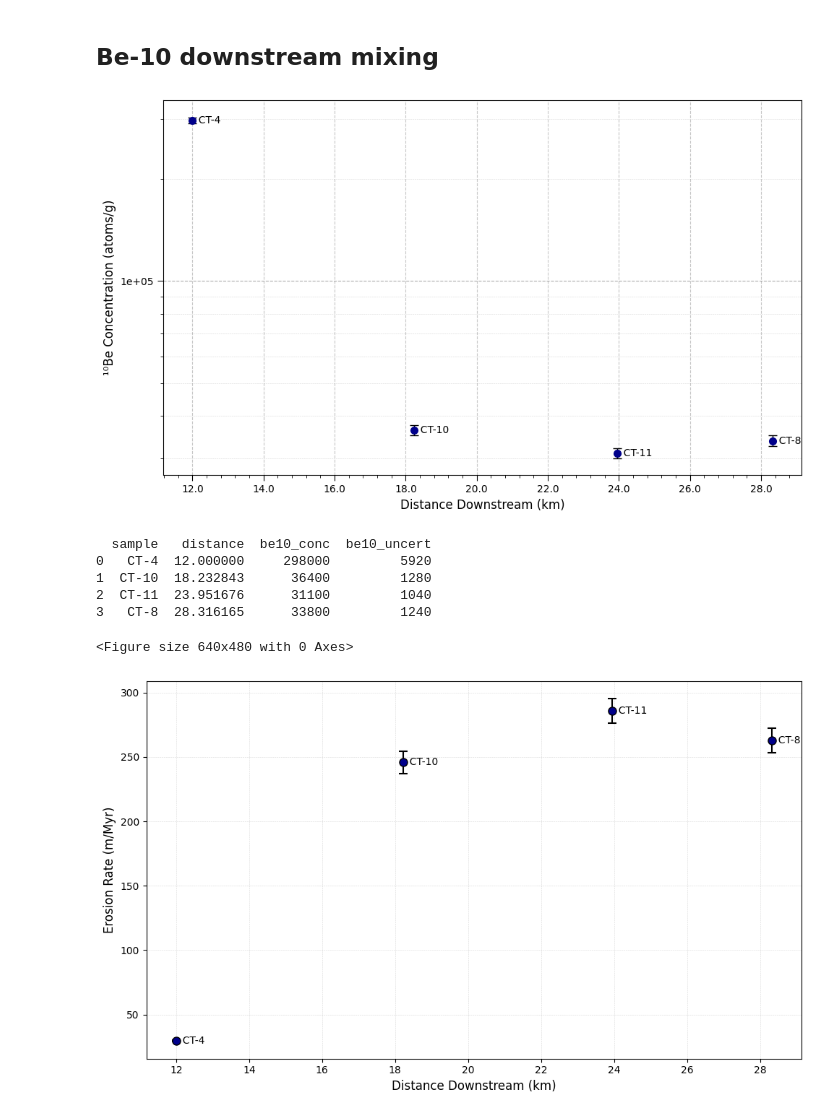
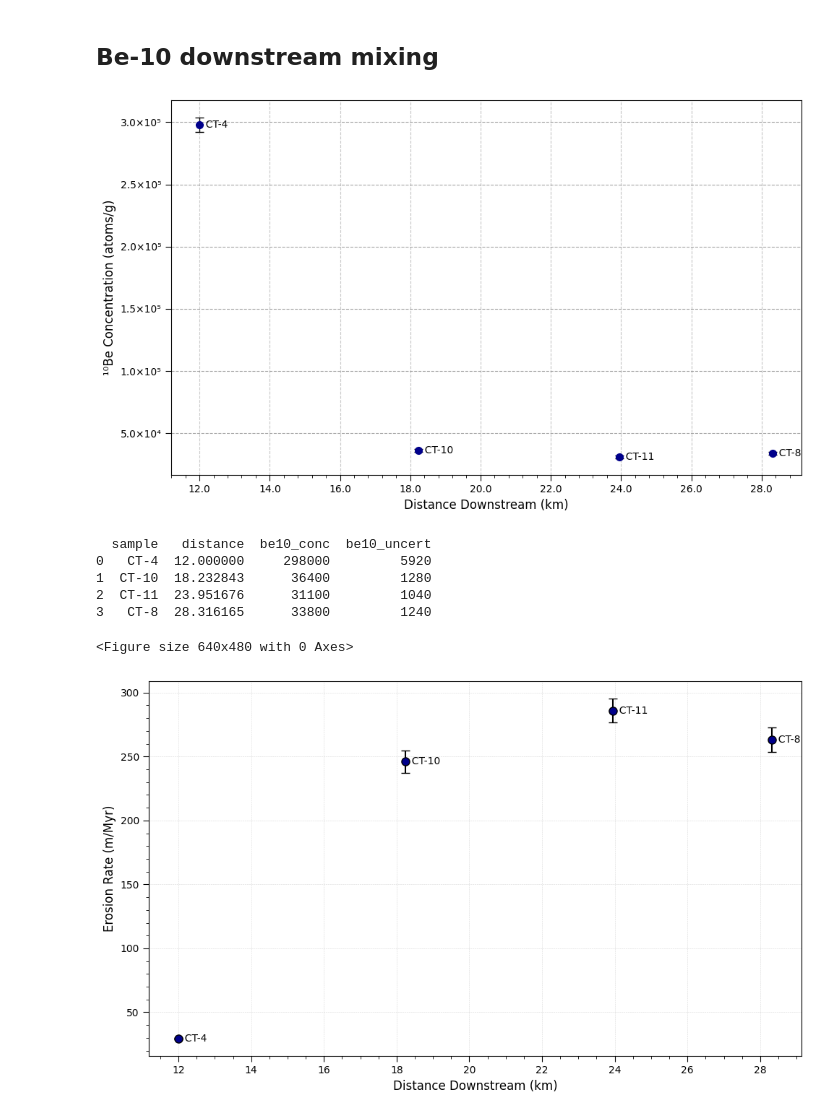
Before and after one commit to glong1321/AndesTG, a Jupyter notebook: Mataquito/Mixing_below_confluence/Below_confluence.ipynb, the cells around one changed output. Saved outputs shown, nothing was run; the diff lists cells and outputs as text; code cells hidden in the pictures.

```diff
--- a/Mataquito/Mixing_below_confluence/Below_confluence.ipynb
+++ b/Mataquito/Mixing_below_confluence/Below_confluence.ipynb
@@ -365,10 +365,8 @@ Sample CT-4: 4952 rows after filtering out 0s and 1s
 # Plotting the Be-10 vs distance downstream
 # Only use downstream sequence samples
 samples = ['CT-4', 'CT-10', 'CT-11', 'CT-8']
-
 # Calculate distances
 distances = calculate_downstream_distances(df, samples)
-
 # Get data for plotting
 plot_data = []
 for sample in samples:
@@ -385,14 +383,13 @@ for sample in samples:
                 'be10_conc': be10_conc,
                 'be10_uncert': be10_uncert if pd.notna(be10_uncert) else 0
             })
-
 # Convert to DataFrame and sort by distance
 plot_df = pd.DataFrame(plot_data).sort_values('distance')
 
-# Create plot with improved formatting
+# Create plot
 fig, ax = plt.subplots(figsize=(10, 6))
 
-# Extract data for proper error bars
+# Extract data error bars
 x_vals = plot_df['distance'].values
 y_vals = plot_df['be10_conc'].values
 y_err = plot_df['be10_uncert'].values
@@ -410,55 +407,65 @@ for _, row in plot_df.iterrows():
             verticalalignment='center', fontsize=10, zorder=4)
 
 # Set log scale for y-axis
-ax.set_yscale('log')
+#ax.set_yscale('log')
 
-# Improve y-axis labels with more ticks for better positioning
-from matplotlib.ticker import LogLocator, LogFormatter
-ax.yaxis.set_major_locator(LogLocator(base=10, numticks=12))
-ax.yaxis.set_minor_locator(LogLocator(base=10, subs='auto', numticks=12))
-ax.yaxis.set_major_formatter(LogFormatter(base=10, labelOnlyBase=False))
+# Make y-axis with scientific notation
+#from matplotlib.ticker import LogLocator, FuncFormatter
+#ax.yaxis.set_major_locator(LogLocator(base=10, numticks=8))
+#ax.yaxis.set_minor_locator(LogLocator(base=10, subs=[2, 3, 4, 5, 6, 7, 8, 9], numticks=12))
 
-# Improve x-axis with better tick spacing and minor ticks
+# scientific notation
+def format_func(x, p):
+    if x >= 1e6:
+        return f'{x/1e6:.1f}×10⁶'
+    elif x >= 1e5:
+        return f'{x/1e5:.1f}×10⁵'
+    elif x >= 1e4:
+        return f'{x/1e4:.1f}×10⁴'
+    elif x >= 1e3:
+        return f'{x/1e3:.1f}×10³'
+    else:
+        return f'{x:.0f}'
+
+ax.yaxis.set_major_formatter(FuncFormatter(format_func))
+
+# x-axis minor ticks
 x_min, x_max = ax.get_xlim()
 x_range = x_max - x_min
-
-# Set major ticks every reasonable interval
+# Set major ticks
 if x_range <= 20:
     major_spacing = 2.0
 elif x_range <= 50:
     major_spacing = 5.0
 else:
     major_spacing = 10.0
 
 # Create major and minor ticks
 from matplotlib.ticker import MultipleLocator
 ax.xaxis.set_major_locator(MultipleLocator(major_spacing))
 ax.xaxis.set_minor_locator(MultipleLocator(major_spacing/5))
 
 # Format x-axis labels to show decimal places (e.g., 12.0)
 ax.xaxis.set_major_formatter(plt.FuncFormatter(lambda x, p: f'{x:.1f}'))
-
 # Grid - only horizontal dashed lines for y-axis
 ax.grid(True, which='major', axis='y', linestyle='--', linewidth=0.8, alpha=0.7, color='gray')
 ax.grid(True, which='minor', axis='y', linestyle='--', linewidth=0.4, alpha=0.3, color='gray')
-ax.grid(True, axis='x', linestyle='--', linewidth=0.8, alpha=0.7)  # Explicitly turn off vertical grid lines
+ax.grid(True, axis='x', linestyle='--', linewidth=0.8, alpha=0.7)
 
 # Labels and title
 ax.set_xlabel('Distance Downstream (km)', fontsize=12)
 ax.set_ylabel('¹⁰Be Concentration (atoms/g)', fontsize=12)
 #ax.set_title('¹⁰Be vs Distance Downstream', fontsize=14)
 
-# Improve tick parameters
+# Tick parameters
 ax.tick_params(axis='both', which='major', labelsize=10, direction='out', length=6)
 ax.tick_params(axis='both', which='minor', direction='out', length=3)
-
 plt.tight_layout()
 plt.show()
-
 print(plot_df[['sample', 'distance', 'be10_conc', 'be10_uncert']])
 plt.savefig('Figures/downstream_mixing_Be-10.png')
 # %% [output]
-[figure, old version]
+[figure, new version]
   sample   distance  be10_conc  be10_uncert
 0   CT-4  12.000000     298000         5920
 1  CT-10  18.232843      36400         1280
```
Also changed, not shown: parts of 10 cells of this notebook, 7 other files.
